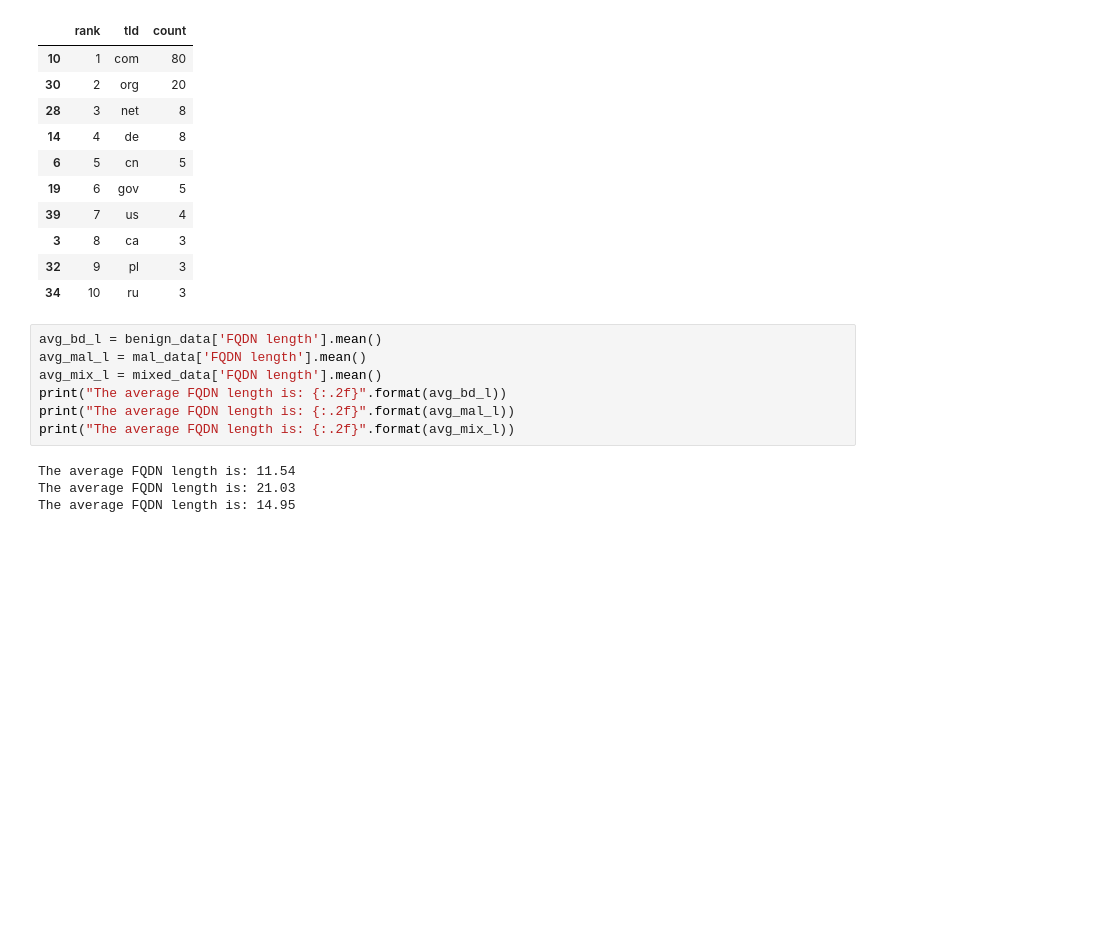
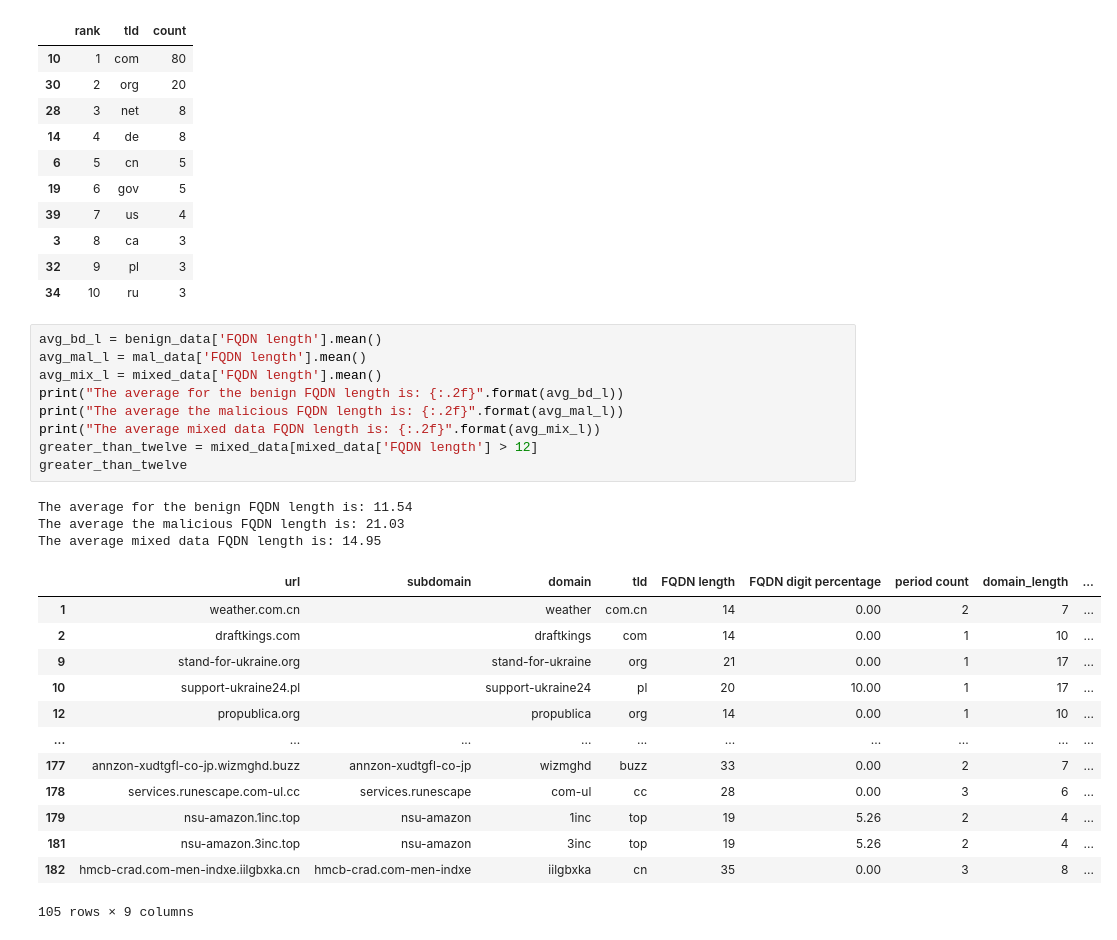
Before and after one commit to huntleyls/CS-Sec, a Jupyter notebook: Final Project/Final.ipynb, the cells around one changed output. Saved outputs shown, nothing was run; the diff lists cells and outputs as text; blank space fills up the shorter version.

```diff
--- a/Final Project/Final.ipynb
+++ b/Final Project/Final.ipynb
@@ -182,11 +285,26 @@ mixed_top_tlds
 # %%
 avg_bd_l = benign_data['FQDN length'].mean()
 avg_mal_l = mal_data['FQDN length'].mean()
 avg_mix_l = mixed_data['FQDN length'].mean()
-print("The average FQDN length is: {:.2f}".format(avg_bd_l))
-print("The average FQDN length is: {:.2f}".format(avg_mal_l))
-print("The average FQDN length is: {:.2f}".format(avg_mix_l))
+print("The average for the benign FQDN length is: {:.2f}".format(avg_bd_l))
+print("The average the malicious FQDN length is: {:.2f}".format(avg_mal_l))
+print("The average mixed data FQDN length is: {:.2f}".format(avg_mix_l))
+greater_than_twelve = mixed_data[mixed_data['FQDN length'] > 12]
+greater_than_twelve
 # %% [output]
-The average FQDN length is: 11.54
-The average FQDN length is: 21.03
-The average FQDN length is: 14.95
+The average for the benign FQDN length is: 11.54
+The average the malicious FQDN length is: 21.03
+The average mixed data FQDN length is: 14.95
+|  | url | subdomain | domain | tld | FQDN length | FQDN digit percentage | period count | domain_length | ... |
+| 1 | weather.com.cn |  | weather | com.cn | 14 | 0.00 | 2 | 7 | ... |
+| 2 | draftkings.com |  | draftkings | com | 14 | 0.00 | 1 | 10 | ... |
+| 9 | stand-for-ukraine.org |  | stand-for-ukraine | org | 21 | 0.00 | 1 | 17 | ... |
+| 10 | support-ukraine24.pl |  | support-ukraine24 | pl | 20 | 10.00 | 1 | 17 | ... |
+| 12 | propublica.org |  | propublica | org | 14 | 0.00 | 1 | 10 | ... |
+| ... | ... | ... | ... | ... | ... | ... | ... | ... | ... |
+| 177 | annzon-xudtgfl-co-jp.wizmghd.buzz | annzon-xudtgfl-co-jp | wizmghd | buzz | 33 | 0.00 | 2 | 7 | ... |
+| 178 | services.runescape.com-ul.cc | services.runescape | com-ul | cc | 28 | 0.00 | 3 | 6 | ... |
+| 179 | nsu-amazon.1inc.top | nsu-amazon | 1inc | top | 19 | 5.26 | 2 | 4 | ... |
+| 181 | nsu-amazon.3inc.top | nsu-amazon | 3inc | top | 19 | 5.26 | 2 | 4 | ... |
+| 182 | hmcb-crad.com-men-indxe.iilgbxka.cn | hmcb-crad.com-men-indxe | iilgbxka | cn | 35 | 0.00 | 3 | 8 | ... |
+105 rows × 9 columns
```
Also changed, not shown: parts of 11 cells of this notebook, 2 other files.
